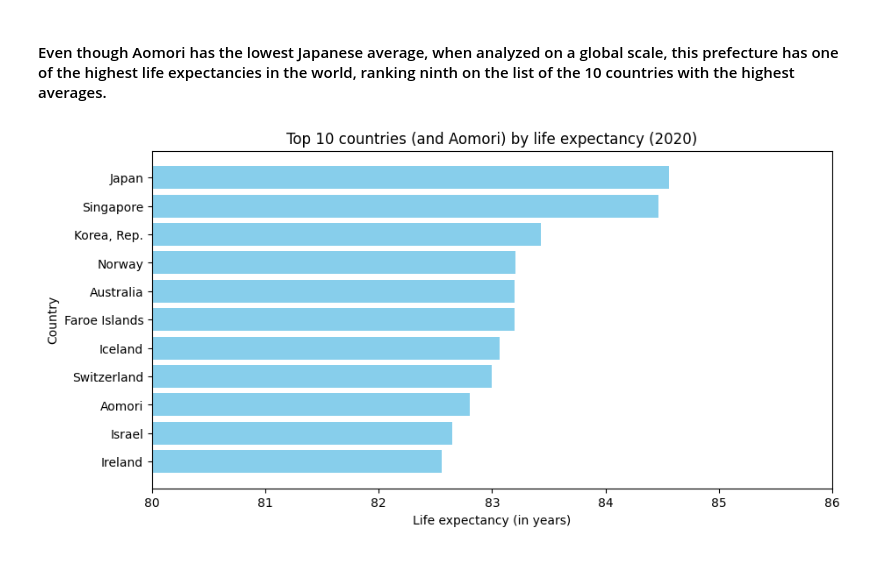
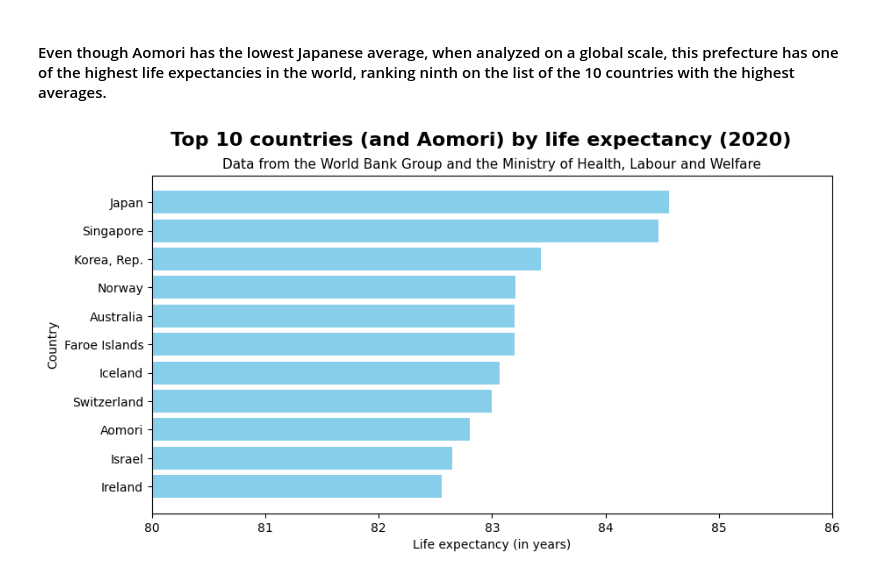
Before and after one commit to rafaseto/japan-life-expectancy, a Jupyter notebook: data_analysis.ipynb, the cells around one changed output. Saved outputs shown, nothing was run; the diff lists cells and outputs as text; code cells hidden in the pictures.

Commit message:
add subtitle to the second bar chart
(1) Add the subtitle to the second bar chart with the source of the data. (2) Make the title bold and bigger (fontsize=16).

```diff
--- a/data_analysis.ipynb
+++ b/data_analysis.ipynb
@@ -80,17 +80,22 @@ top_10_with_aomori_sorted = top_10_with_aomori.sort_values(by='2020', ignore_ind
 # %%
 x_axis = top_10_with_aomori_sorted['2020']
 y_axis = top_10_with_aomori_sorted['Country Name']
 
 plt.figure(figsize=(10,5))
 plt.barh(y_axis, x_axis, color='skyblue')
 
 # X axis interval
 plt.xlim(80, 86)
 
-plt.title('Top 10 countries (and Aomori) by life expectancy (2020)')
+# Title of the graph
+plt.suptitle('Top 10 countries (and Aomori) by life expectancy (2020)', fontsize=16, fontweight='bold')
+
+# Subtitle of the graph
+plt.title('Data from the World Bank Group and the Ministry of Health, Labour and Welfare', fontsize=11)
+
 plt.xlabel('Life expectancy (in years)')
 plt.ylabel('Country')
 
 plt.show()
 # %% [output]
-[figure, old version]
+[figure, new version]
```
